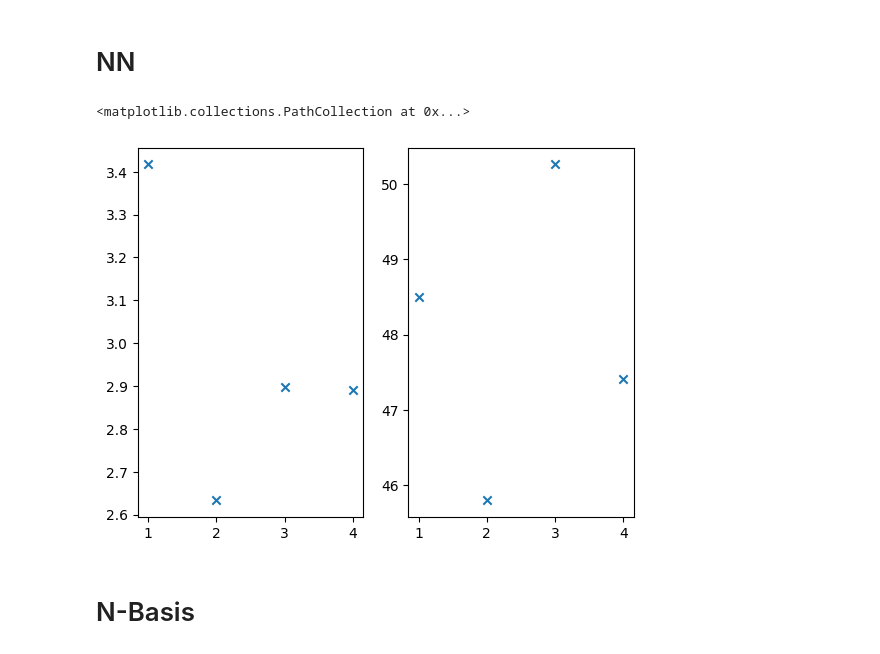
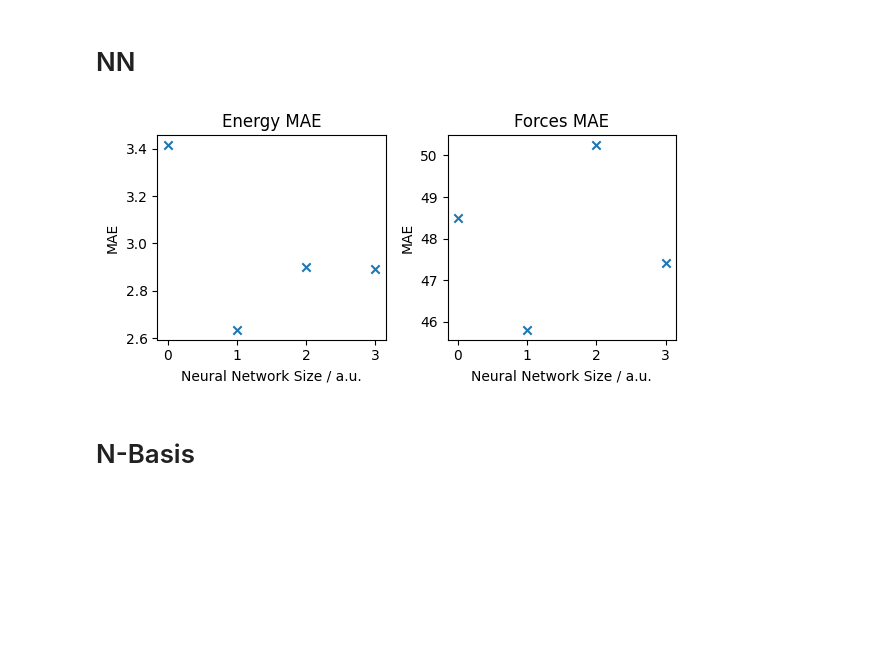
Before and after one commit to PythonFZ/2025-espresso-water, a Jupyter notebook: eval.ipynb, the cells around one changed output. Saved outputs shown, nothing was run; the diff lists cells and outputs as text; code cells hidden in the pictures; blank space fills up the shorter version.

```diff
--- a/eval.ipynb
+++ b/eval.ipynb
@@ -40,12 +57,7 @@ nn_128_128_forces =  json.loads(Path("nodes/nn/128-128/PredictionMetrics/forces.
 # %%
-# do the same plot like above
-
-fig, ax = plt.subplots(1, 2)
-ax[0].scatter([1, 2, 3, 4], [nn_16_16_energy["mae"], nn_32_32_energy["mae"], nn_64_64_energy["mae"], nn_128_128_energy["mae"]], marker="x")
-ax[1].scatter([1, 2, 3, 4], [nn_16_16_forces["mae"], nn_32_32_forces["mae"], nn_64_64_forces["mae"], nn_128_128_forces["mae"]], marker="x")
-# ax[0].set_yscale("log")
+nn_values = ["16-16", "32-32", "64-64", "128-128"]
+plot_metrics(nn_values, "nodes/nn/{v}/PredictionMetrics", "Neural Network Size / a.u.")
 # %% [output]
-<matplotlib.collections.PathCollection at 0x...>
-[figure, old version]
+[figure, new version]
 # %% [markdown]
 # N-Basis
```
Also changed, not shown: parts of 6 cells of this notebook.
